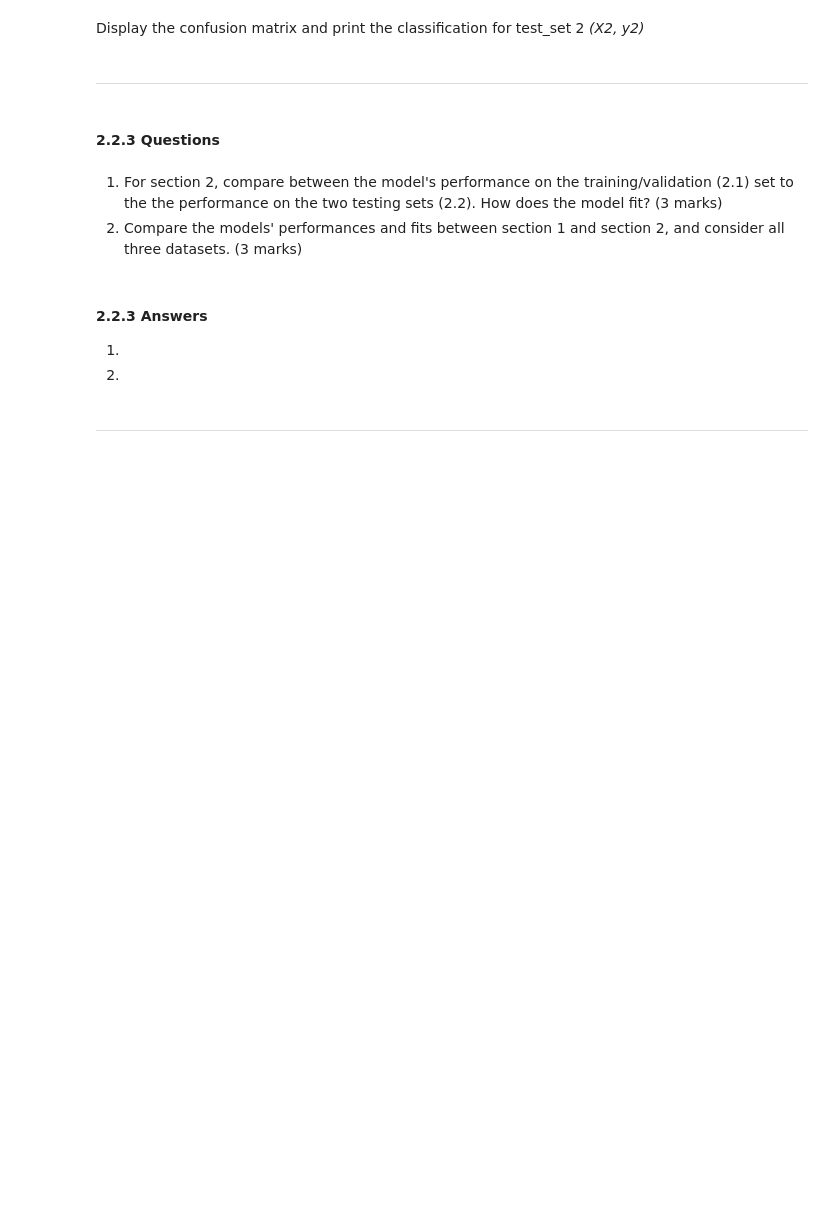
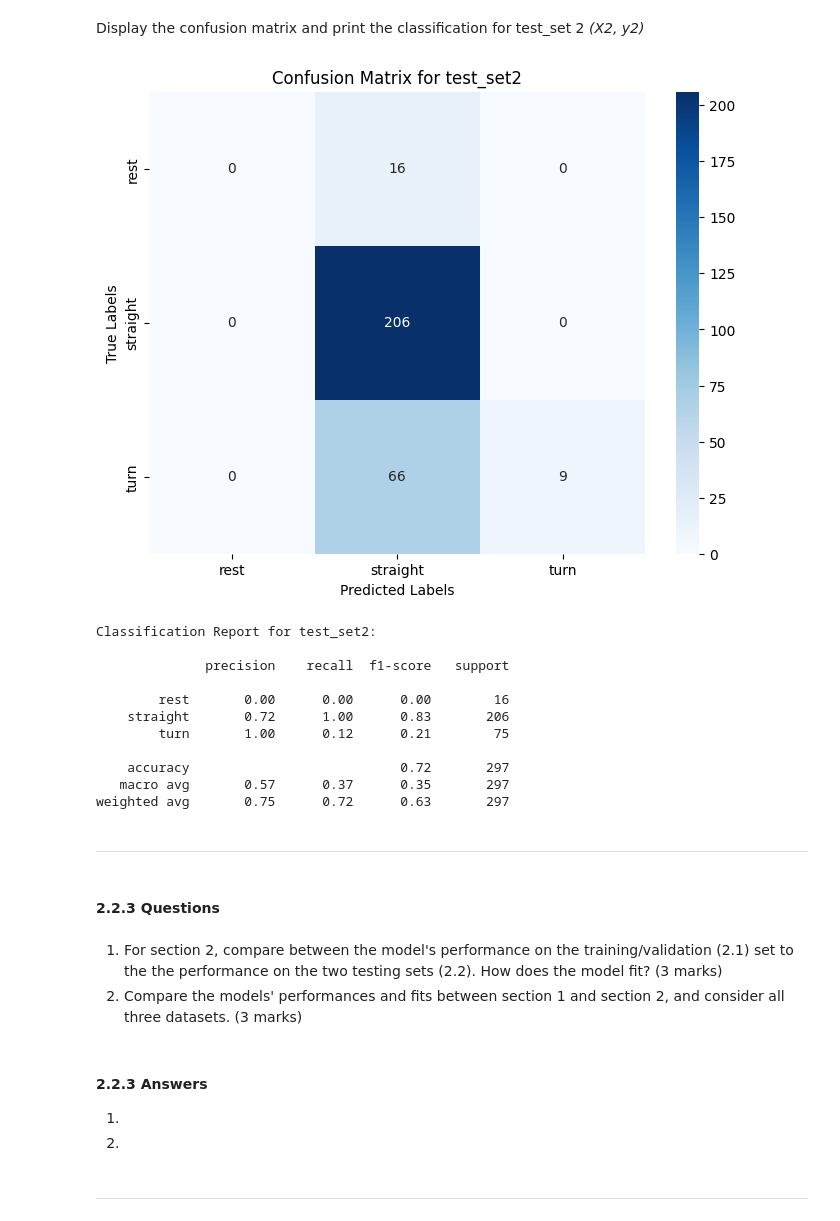
Before and after one commit to azizaahsan1/engg680_2024_fall, a Jupyter notebook: Lab_Assignment4/Assignment 4.ipynb, the cells around one changed output. Saved outputs shown, nothing was run; the diff lists cells and outputs as text; code cells hidden in the pictures; blank space fills up the shorter version.

```diff
--- a/Lab_Assignment4/Assignment 4.ipynb
+++ b/Lab_Assignment4/Assignment 4.ipynb
@@ -491,5 +565,5 @@ X1.head(2)
 # %%
 # TODO - Load the target vector from test_set2 into y2, and the selected features from test_set2 into X2
-# y2 =
-# X2 =
+y2 = test_set2['motion_state']
+X2 = test_set2[selected_features]
 X2.head(2)
@@ -514,3 +637,39 @@ Display the confusion matrix and print the classification for test_set 2 *(X2, y
+# %%
+# TODO - Display confusion matrix and print classification report for (X2, y2)
+from sklearn.metrics import confusion_matrix, classification_report
+import seaborn as sns
+import matplotlib.pyplot as plt
+
+# Predict the labels for test_set2
+y2_pred = grid.best_estimator_.predict(X2)
+
+# Compute the confusion matrix for test_set2
+conf_matrix2 = confusion_matrix(y2, y2_pred)
+
+# Plot the confusion matrix
+plt.figure(figsize=(8, 6))
+sns.heatmap(conf_matrix2, annot=True, fmt='d', cmap='Blues', xticklabels=grid.classes_, yticklabels=grid.classes_)
+plt.xlabel('Predicted Labels')
+plt.ylabel('True Labels')
+plt.title('Confusion Matrix for test_set2')
+plt.show()
+
+# Print the classification report for test_set2
+print("Classification Report for test_set2:\n")
+print(classification_report(y2, y2_pred))
+# %% [output]
+[figure, added]
+Classification Report for test_set2:
+
+              precision    recall  f1-score   support
+
+        rest       0.00      0.00      0.00        16
+    straight       0.72      1.00      0.83       206
+        turn       1.00      0.12      0.21        75
+
+    accuracy                           0.72       297
+   macro avg       0.57      0.37      0.35       297
+weighted avg       0.75      0.72      0.63       297
 # %% [markdown]
 ___
 # %% [markdown]
```
Also changed, not shown: parts of 21 cells of this notebook.
